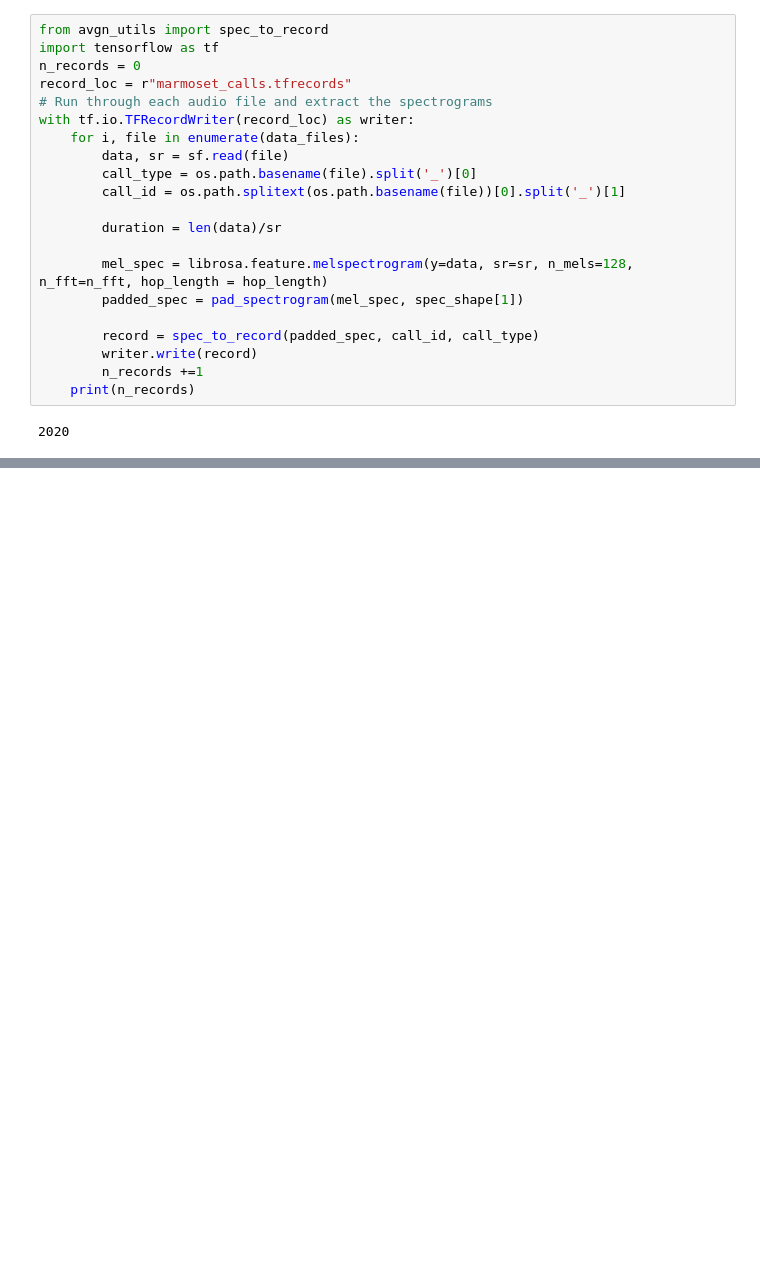
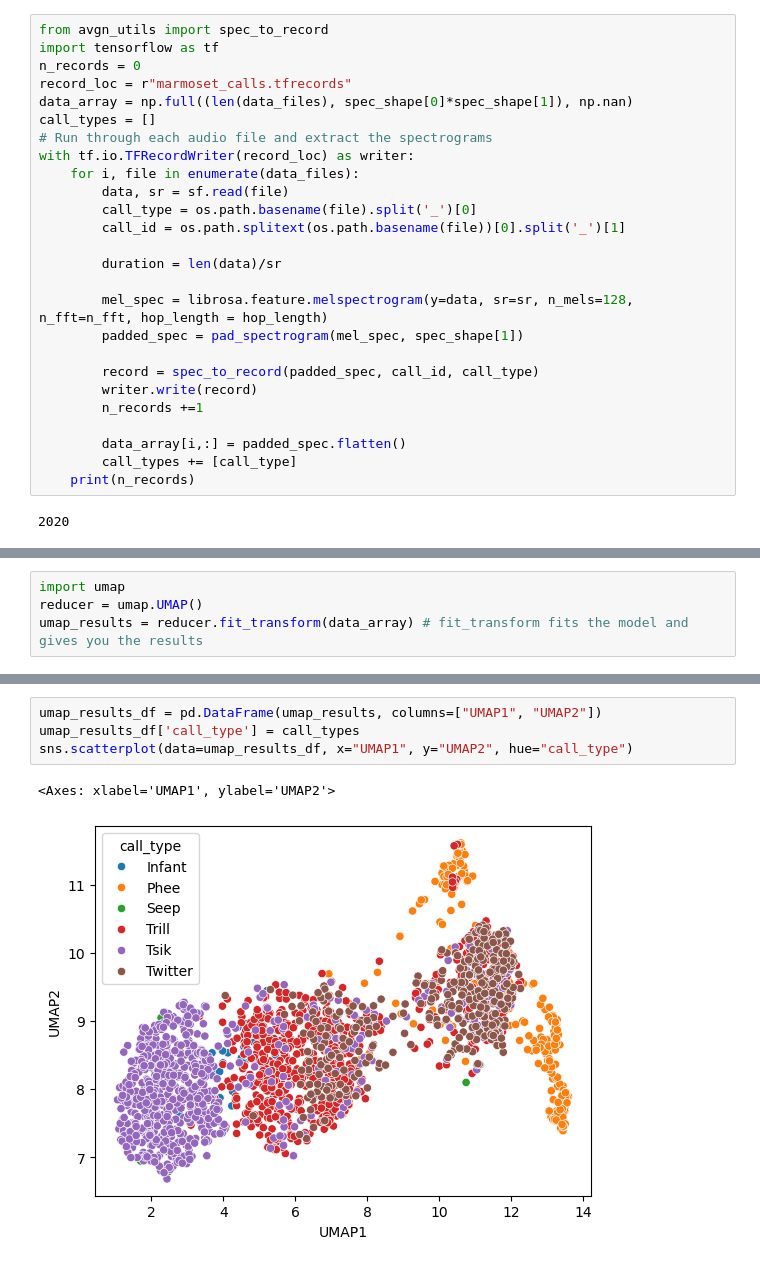
Before and after one commit to DoriMG/AnimalBehaviourLiveWorkshop, a Jupyter notebook: 2_latent_variables.ipynb, the cells around one changed output, grey strips where cells are left out. Saved outputs shown, nothing was run; the diff lists cells and outputs as text; blank space fills up the shorter version.

Commit message:
umap latent feature extraction

```diff
--- a/2_latent_variables.ipynb
+++ b/2_latent_variables.ipynb
@@ -86,6 +86,8 @@ from avgn_utils import spec_to_record
 import tensorflow as tf
 n_records = 0
 record_loc = r"marmoset_calls.tfrecords"
+data_array = np.full((len(data_files), spec_shape[0]*spec_shape[1]), np.nan)
+call_types = []
 # Run through each audio file and extract the spectrograms
 with tf.io.TFRecordWriter(record_loc) as writer:
     for i, file in enumerate(data_files):
@@ -101,6 +103,9 @@ with tf.io.TFRecordWriter(record_loc) as writer:
         record = spec_to_record(padded_spec, call_id, call_type)
         writer.write(record)
         n_records +=1
+
+        data_array[i,:] = padded_spec.flatten()
+        call_types += [call_type]
     print(n_records)
 # %% [output]
 2020
@@ -109,0 +115,4 @@ b'\n\xcd\x80\x08\n\x99\x80\x08\n\x0bspectrogram\x12\x88\x80\x08\n\x84\x80\x08\n\
+# %%
+import umap
+reducer = umap.UMAP()
+umap_results = reducer.fit_transform(data_array) # fit_transform fits the model and gives you the results
@@ -109,0 +137,7 @@ b'\n\xcd\x80\x08\n\x99\x80\x08\n\x0bspectrogram\x12\x88\x80\x08\n\x84\x80\x08\n\
+# %%
+umap_results_df = pd.DataFrame(umap_results, columns=["UMAP1", "UMAP2"])
+umap_results_df['call_type'] = call_types
+sns.scatterplot(data=umap_results_df, x="UMAP1", y="UMAP2", hue="call_type")
+# %% [output]
+<Axes: xlabel='UMAP1', ylabel='UMAP2'>
+[figure, added]
```
Also changed, not shown: parts of 6 cells of this notebook, 1 other file.
